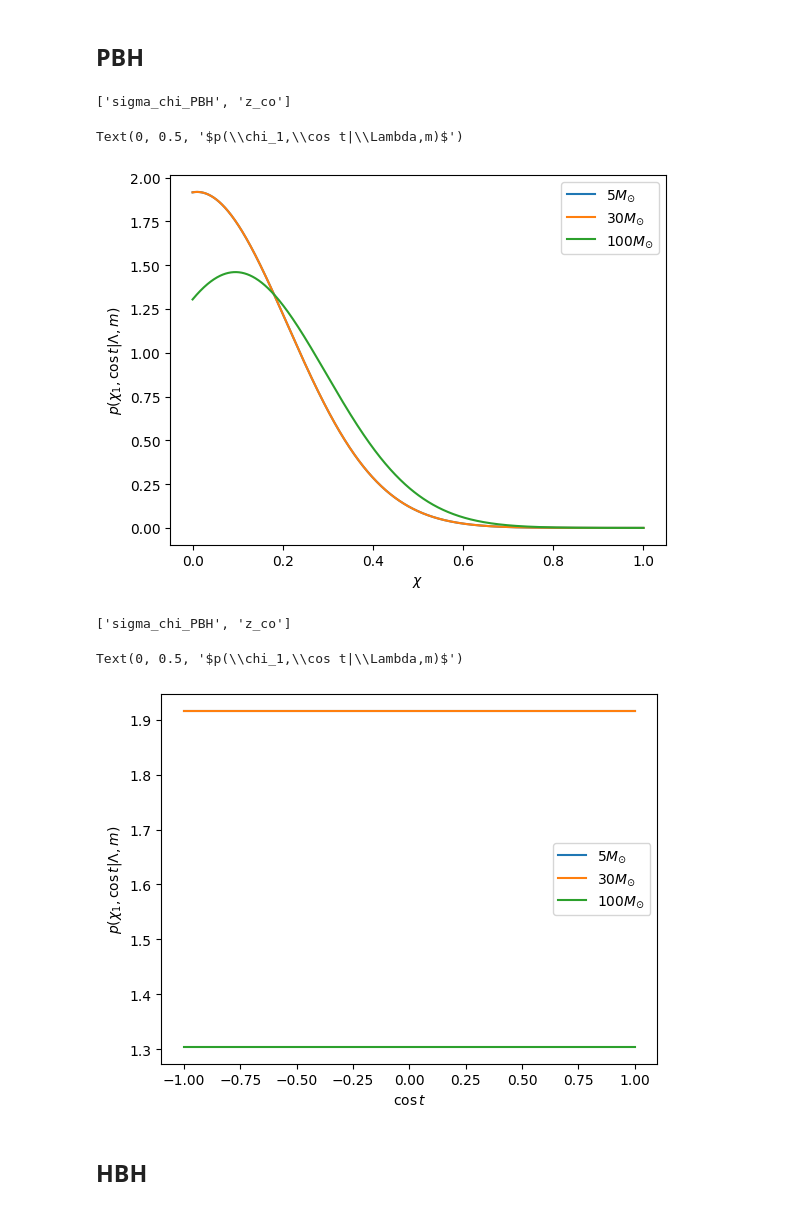
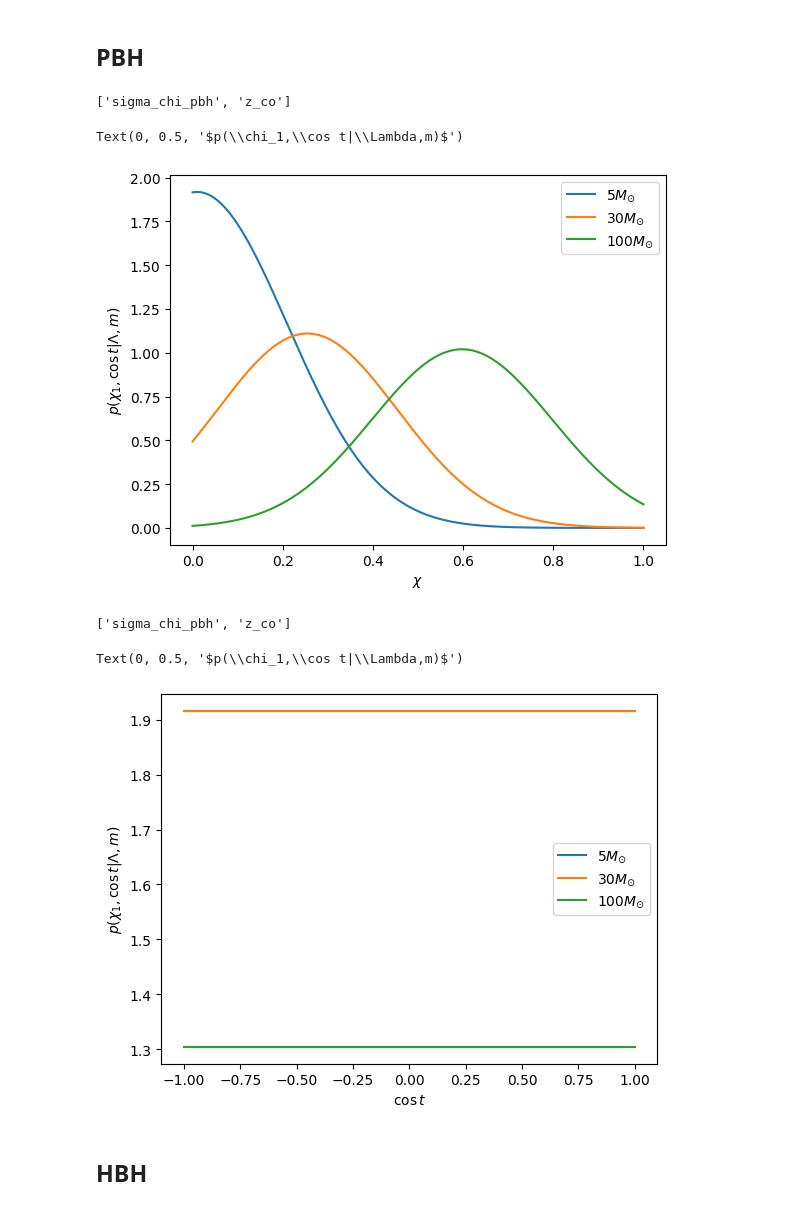
Before and after one commit to Sarahiperbolica/icarogw, a Jupyter notebook: plots_distro.ipynb, the cells around one changed output. Cells and saved outputs as stored; diff of their text form; code cells hidden in the pictures.

```diff
--- a/plots_distro.ipynb
+++ b/plots_distro.ipynb
@@ -75,36 +75,36 @@ Text(0, 0.5, '$p(\\chi_1,\\cos t|\\Lambda,m)$')
 # %%
 chi = np.linspace(0,1,1000)
 
 print(PBH.population_parameters)
-PBH.update(sigma_chi_PBH=0.2,z_co=30.)
+PBH.update(sigma_chi_pbh=0.2,z_co=25.)
 
 m = np.ones_like(chi)*5.
 cost = np.ones_like(chi)
 pdf = np.sqrt(PBH.pdf(chi,chi,cost,cost,m,m))
 plt.plot(chi,pdf,label=r'$5 M_{\odot}$')
 
-m = np.ones_like(chi)*30.
+m = np.ones_like(chi)*50.
 cost = np.ones_like(chi)
 pdf = np.sqrt(PBH.pdf(chi,chi,cost,cost,m,m))
 plt.plot(chi,pdf,label=r'$30 M_{\odot}$')
 
 m = np.ones_like(chi)*100.
 cost = np.ones_like(chi)
 pdf = np.sqrt(PBH.pdf(chi,chi,cost,cost,m,m))
 plt.plot(chi,pdf,label=r'$100 M_{\odot}$')
 
 plt.legend()
 plt.xlabel(r'$\chi$')
 plt.ylabel(r'$p(\chi_1,\cos t|\Lambda,m)$')
 # %% [output]
-['sigma_chi_PBH', 'z_co']
+['sigma_chi_pbh', 'z_co']
 Text(0, 0.5, '$p(\\chi_1,\\cos t|\\Lambda,m)$')
-[figure, old version]
+[figure, new version]
 # %%
 cost = np.linspace(-1,1,1000)
 
 print(PBH.population_parameters)
-PBH.update(sigma_chi_PBH=0.2,z_co=30.)
+PBH.update(sigma_chi_pbh=0.2,z_co=30.)
 
 m = np.ones_like(chi)*5.
 chi = np.ones_like(chi)*0
@@ -125,7 +125,7 @@ plt.legend()
 plt.xlabel(r'$\cos t$')
 plt.ylabel(r'$p(\chi_1,\cos t|\Lambda,m)$')
 # %% [output]
-['sigma_chi_PBH', 'z_co']
+['sigma_chi_pbh', 'z_co']
 Text(0, 0.5, '$p(\\chi_1,\\cos t|\\Lambda,m)$')
 [figure]
 # %% [markdown]
```
Also changed, not shown: parts of 3 cells of this notebook, 1 other file.
